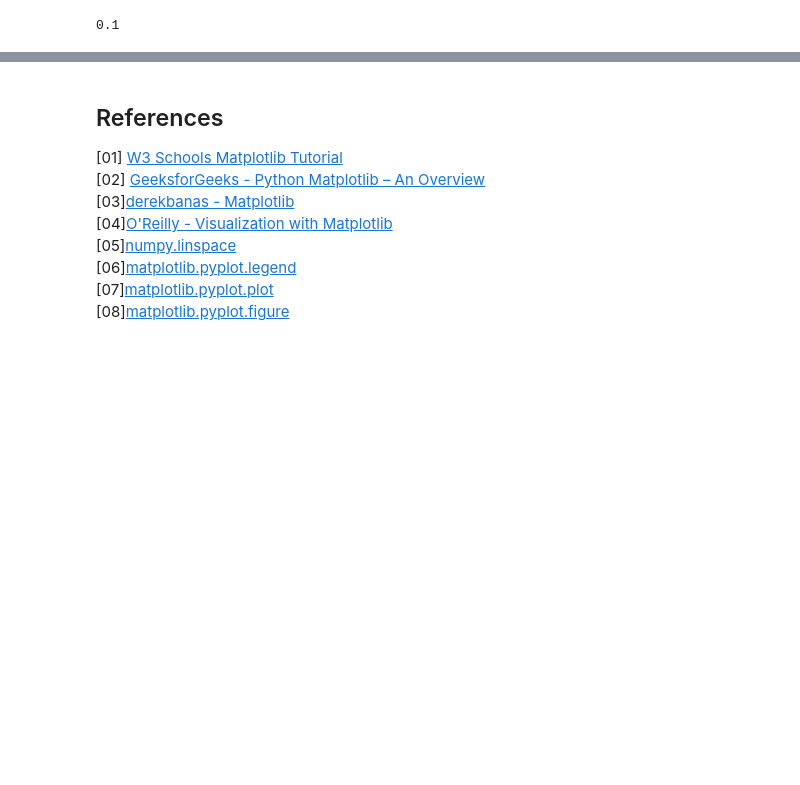
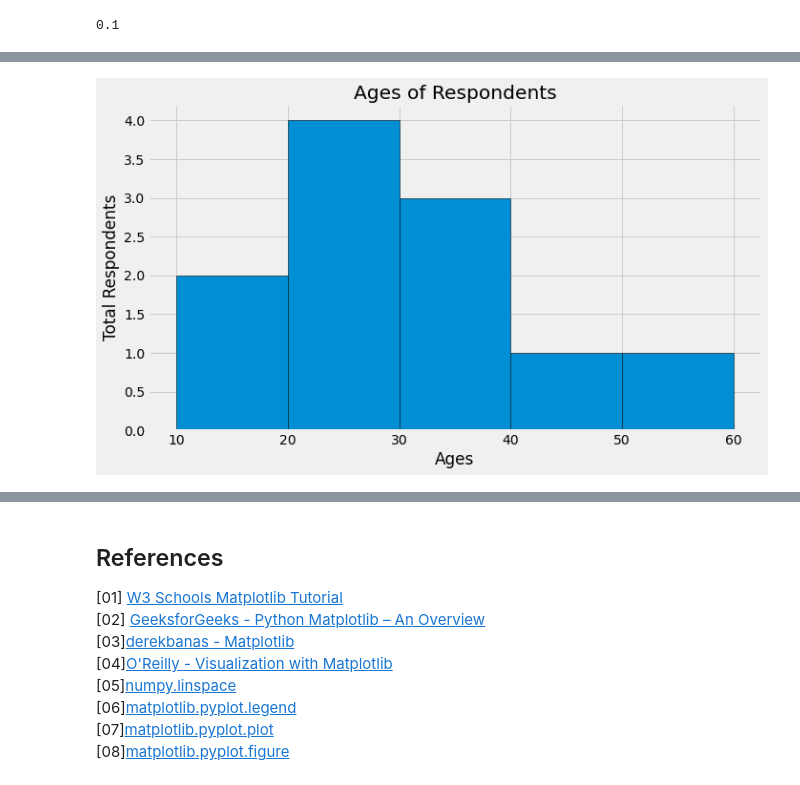
Before and after one commit to Cormac88/Fundamentals-of-Data-Analysis, a Jupyter notebook: pyplot.ipynb, the cells around one changed output, grey strips where cells are left out. Saved outputs shown, nothing was run; the diff lists cells and outputs as text; code cells hidden in the pictures; blank space fills up the shorter version.

```diff
--- a/pyplot.ipynb
+++ b/pyplot.ipynb
@@ -463,0 +513,13 @@ plt.show()
+# %%
+ages = [18, 19, 21, 25, 26, 26, 30, 32, 38, 45, 55]
+bins = [10, 20, 30, 40, 50, 60] # List of bins
+
+plt.hist(ages, bins = bins, edgecolor = 'black') # Use above list as our bins
+
+plt.title('Ages of Respondents')
+plt.xlabel('Ages')
+plt.ylabel('Total Respondents')
+
+plt.tight_layout()
+# %% [output]
+[figure, added]
```
Also changed, not shown: parts of 31 cells of this notebook, 1 other file.
